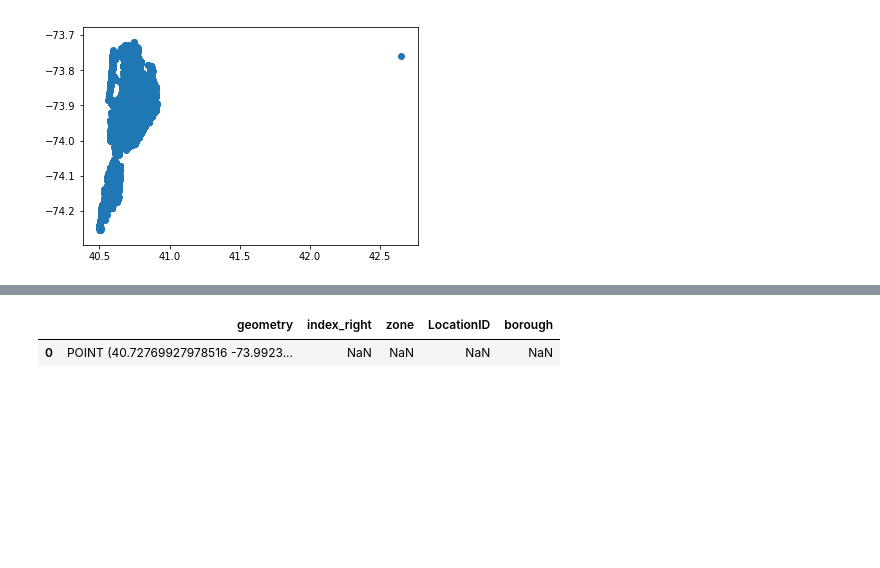
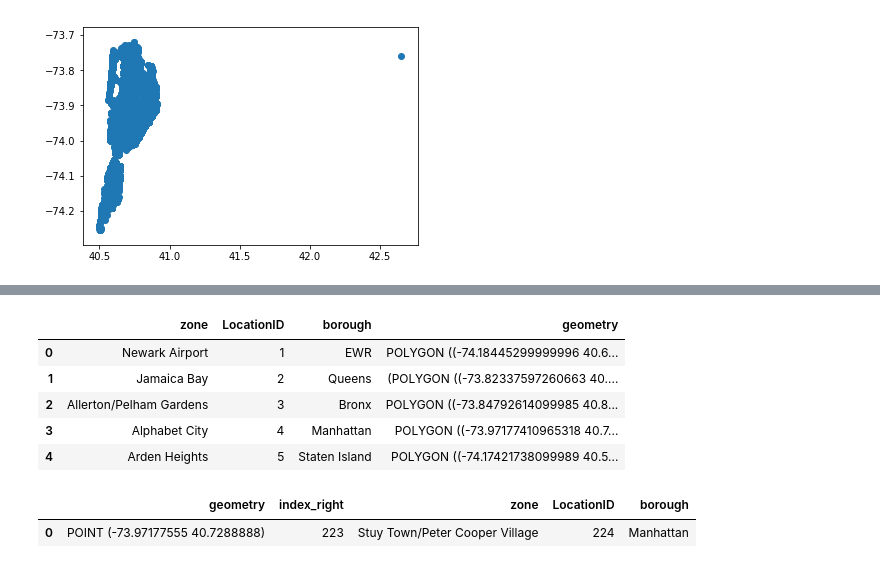
Before and after one commit to inistar/taxi-requests-ds, a Jupyter notebook: EDA.ipynb, the cells around one changed output, grey strips where cells are left out. Drawn from its saved outputs; the diff is of its cells as text; code cells hidden in the pictures; blank space fills up the shorter version.

```diff
--- a/EDA.ipynb
+++ b/EDA.ipynb
@@ -148,13 +153,21 @@ import rtree
 # %%
 df = gpd.read_file('data/taxi_zones.shp').to_crs({'init': 'epsg:4326'})
 df = df.drop(['Shape_Area', 'Shape_Leng', 'OBJECTID'], axis=1)
-
-gpd.sjoin(gpd.GeoDataFrame(crs={'init': 'epsg:4326'},
-    geometry=[Point(40.72769927978515600, -73.99230194091797000)]),
-    df, how='left', op='within')
+df.head()
 # %% [output]
-|  | geometry | index_right | zone | LocationID | borough |
-| 0 | POINT (40.72769927978516 -73.9923... | NaN | NaN | NaN | NaN |
+|  | zone | LocationID | borough | geometry |
+| 0 | Newark Airport | 1 | EWR | POLYGON ((-74.18445299999996 40.6... |
+| 1 | Jamaica Bay | 2 | Queens | (POLYGON ((-73.82337597260663 40.... |
+| 2 | Allerton/Pelham Gardens | 3 | Bronx | POLYGON ((-73.84792614099985 40.8... |
+| 3 | Alphabet City | 4 | Manhattan | POLYGON ((-73.97177410965318 40.7... |
+| 4 | Arden Heights | 5 | Staten Island | POLYGON ((-74.17421738099989 40.5... |
+# %%
+gpd.sjoin(gpd.GeoDataFrame(crs={'init': 'epsg:4326'},
+    geometry=[Point(-73.97177555, 40.7288888)]),
+    df, how='left', op='within')
+# %% [output]
+|  | geometry | index_right | zone | LocationID | borough |
+| 0 | POINT (-73.97177555 40.7288888) | 223 | Stuy Town/Peter Cooper Village | 224 | Manhattan |
 # %%
 def assign_taxi_zones(df, lon_var, lat_var, locid_var):
     """Joins DataFrame with Taxi Zones shapefile.
```
Also changed, not shown: parts of 8 cells of this notebook.
